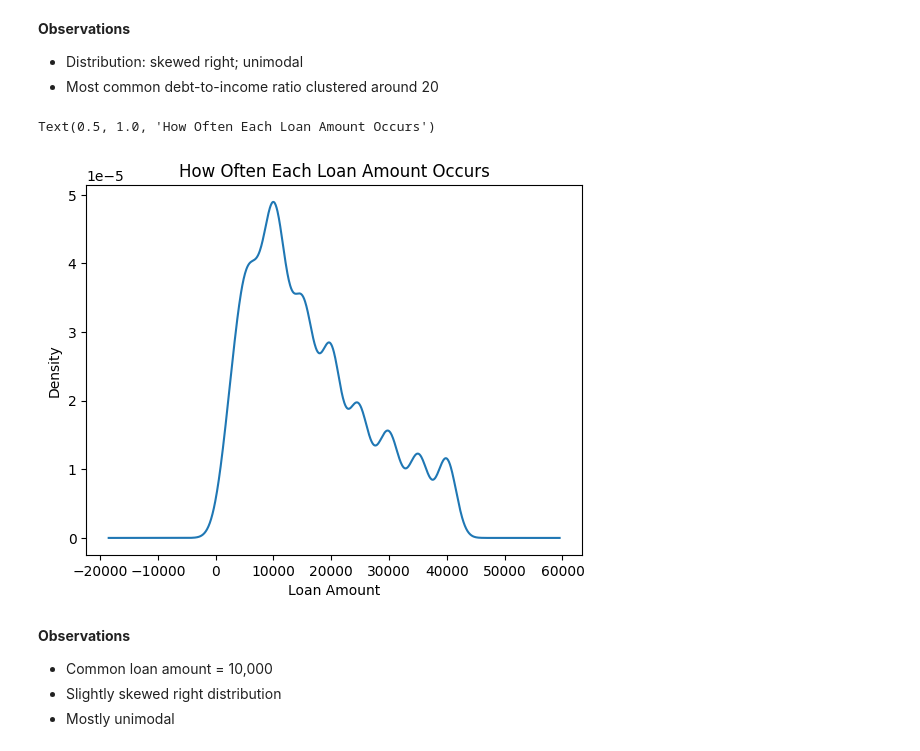
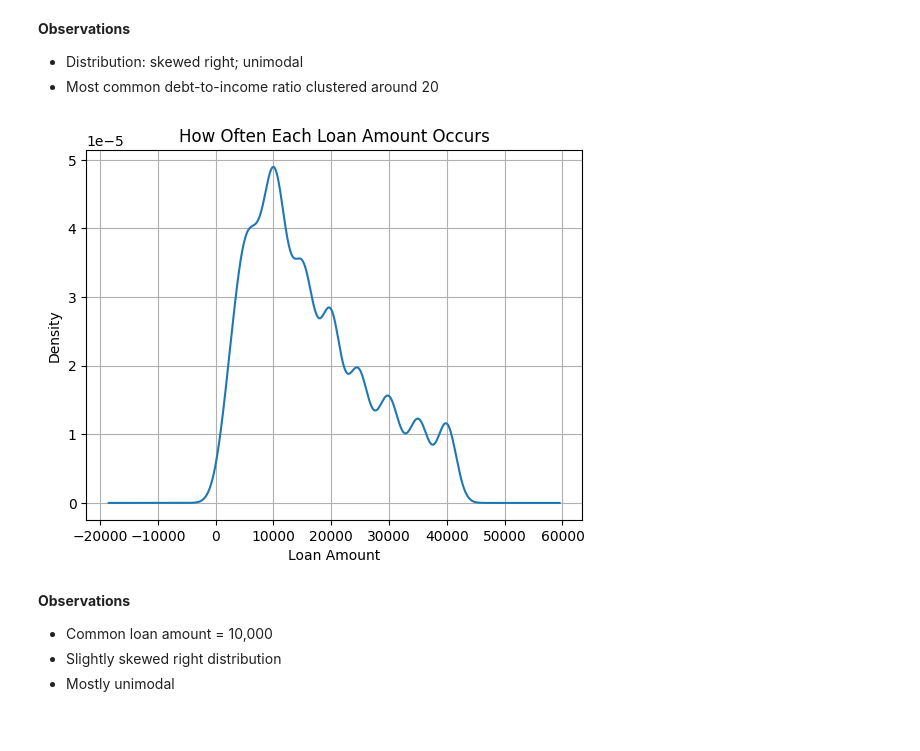
Before and after one commit to oliviaguo1234/lendingclub_loans, a Jupyter notebook: OliviaGuo_loans.ipynb, the cells around one changed output. Drawn from its saved outputs; the diff is of its cells as text; code cells hidden in the pictures.

```diff
--- a/OliviaGuo_loans.ipynb
+++ b/OliviaGuo_loans.ipynb
@@ -201,11 +202,12 @@ plt.show()
 # %%
 #dot density plot
 loans_df['loan_amount'].plot(kind='density')
 plt.xlabel('Loan Amount')
 plt.title('How Often Each Loan Amount Occurs')
+plt.grid(True)
+plt.show()
 # %% [output]
-Text(0.5, 1.0, 'How Often Each Loan Amount Occurs')
-[figure, old version]
+[figure, new version]
 # %% [markdown]
 **Observations**
 *    Common loan amount = 10,000
```
Also changed, not shown: parts of 6 cells of this notebook.
